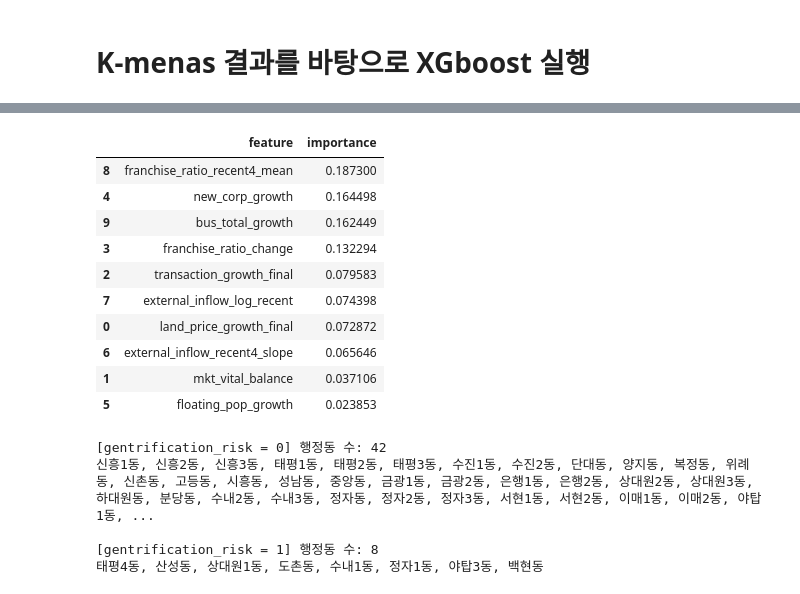
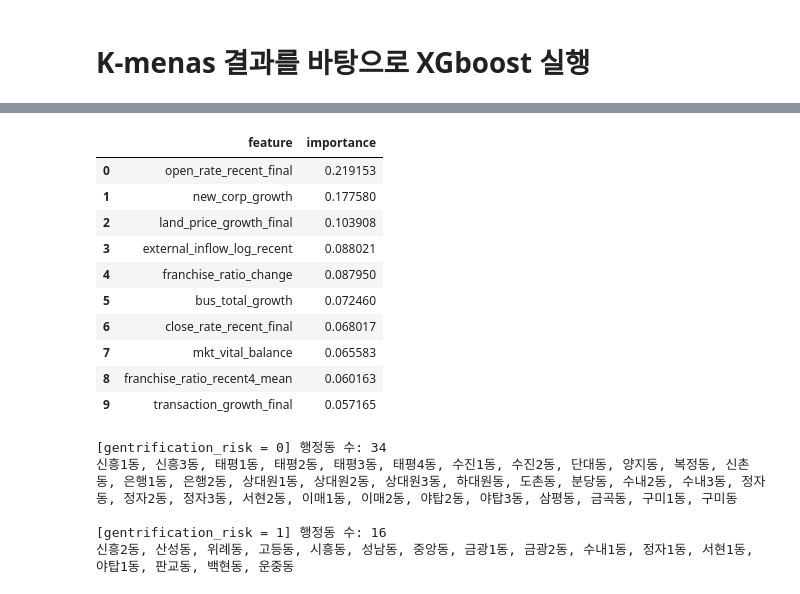
Before and after one commit to bulsajo1/final_project, a Jupyter notebook: Jiryun/xgboost.ipynb, the cells around one changed output, grey strips where cells are left out. Drawn from its saved outputs; the diff is of its cells as text; code cells hidden in the pictures.

```diff
--- a/Jiryun/xgboost.ipynb
+++ b/Jiryun/xgboost.ipynb
@@ -1095,20 +45,22 @@ Name: count, dtype: int64
 # %%
 feature_cols = [
     "land_price_growth_final",
+    "transaction_growth_final",
     "mkt_vital_balance",
-    "transaction_growth_final",
+    "franchise_ratio_recent4_mean",
     "franchise_ratio_change",
+    "bus_total_growth",
     "new_corp_growth",
-    "floating_pop_growth",
-    "external_inflow_recent4_slope",
     "external_inflow_log_recent",
-    "franchise_ratio_recent4_mean",
-    "bus_total_growth"
+    "close_rate_recent_final",
+    "open_rate_recent_final",
 ]
+
+target_col = "gentrification_risk"
+
 X = df[feature_cols].copy()
 X = X.fillna(X.median())
-
-y = df["gentrification_risk"].copy()
+y = df[target_col].copy()
 
 print("X:", X.shape)
 print("y 분포:")
@@ -1141,22 +117,4 @@ import numpy as np
 # %%
-X_train, X_test, y_train, y_test = train_test_split(
-    X,
-    y,
-    test_size=0.3,
-    random_state=42,
-    stratify=y
-)
-
-scale_pos_weight = (y_train == 0).sum() / (y_train == 1).sum()
-
-print("train y 분포:")
-display(y_train.value_counts())
-
-print("test y 분포:")
-display(y_test.value_counts())
-
-print("scale_pos_weight:", scale_pos_weight)
-
 xgb_model = XGBClassifier(
     n_estimators=100,
     max_depth=3,
@@ -1166,7 +124,7 @@ xgb_model = XGBClassifier(
     objective="binary:logistic",
     eval_metric="logloss",
     random_state=42,
-    scale_pos_weight=scale_pos_weight
+    scale_pos_weight=scale_pos_weight,
 )
 
 xgb_model.fit(X_train, y_train)
@@ -1178,8 +136,8 @@ print("Accuracy:", accuracy_score(y_test, y_pred))
 display(pd.DataFrame(
     confusion_matrix(y_test, y_pred),
     index=["실제 0", "실제 1"],
-    columns=["예측 0", "예측 1"]
+    columns=["예측 0", "예측 1"],
 ))
 
-print(classification_report(y_test, y_pred))
+print(classification_report(y_test, y_pred, zero_division=0))
 # %% [output]
@@ -1209,31 +189,30 @@ weighted avg       0.74      0.80      0.77        15
 # %%
 importance_df = pd.DataFrame({
     "feature": feature_cols,
-    "importance": xgb_model.feature_importances_
-}).sort_values("importance", ascending=False)
+    "importance": xgb_model.feature_importances_,
+}).sort_values("importance", ascending=False).reset_index(drop=True)
 
 display(importance_df)
 # %% [output]
 |  | feature | importance |
-| 8 | franchise_ratio_recent4_mean | 0.187300 |
-| 4 | new_corp_growth | 0.164498 |
-| 9 | bus_total_growth | 0.162449 |
-| 3 | franchise_ratio_change | 0.132294 |
-| 2 | transaction_growth_final | 0.079583 |
-| 7 | external_inflow_log_recent | 0.074398 |
-| 0 | land_price_growth_final | 0.072872 |
-| 6 | external_inflow_recent4_slope | 0.065646 |
-| 1 | mkt_vital_balance | 0.037106 |
-| 5 | floating_pop_growth | 0.023853 |
+| 0 | open_rate_recent_final | 0.219153 |
+| 1 | new_corp_growth | 0.177580 |
+| 2 | land_price_growth_final | 0.103908 |
+| 3 | external_inflow_log_recent | 0.088021 |
+| 4 | franchise_ratio_change | 0.087950 |
+| 5 | bus_total_growth | 0.072460 |
+| 6 | close_rate_recent_final | 0.068017 |
+| 7 | mkt_vital_balance | 0.065583 |
+| 8 | franchise_ratio_recent4_mean | 0.060163 |
+| 9 | transaction_growth_final | 0.057165 |
 # %%
-# 위험군/일반군 행정동 목록 확인
-for risk in sorted(df["gentrification_risk"].unique()):
-    temp = df[df["gentrification_risk"] == risk]
+for risk in sorted(df[target_col].unique()):
+    temp = df[df[target_col] == risk]
     print(f"\n[gentrification_risk = {risk}] 행정동 수: {len(temp)}")
     print(", ".join(temp["adm_dong_nm"].tolist()))
 # %% [output]
-[gentrification_risk = 0] 행정동 수: 42
-신흥1동, 신흥2동, 신흥3동, 태평1동, 태평2동, 태평3동, 수진1동, 수진2동, 단대동, 양지동, 복정동, 위례동, 신촌동, 고등동, 시흥동, 성남동, 중앙동, 금광1동, 금광2동, 은행1동, 은행2동, 상대원2동, 상대원3동, 하대원동, 분당동, 수내2동, 수내3동, 정자동, 정자2동, 정자3동, 서현1동, 서현2동, 이매1동, 이매2동, 야탑1동, ...
+[gentrification_risk = 0] 행정동 수: 34
+신흥1동, 신흥3동, 태평1동, 태평2동, 태평3동, 태평4동, 수진1동, 수진2동, 단대동, 양지동, 복정동, 신촌동, 은행1동, 은행2동, 상대원1동, 상대원2동, 상대원3동, 하대원동, 도촌동, 분당동, 수내2동, 수내3동, 정자동, 정자2동, 정자3동, 서현2동, 이매1동, 이매2동, 야탑2동, 야탑3동, 삼평동, 금곡동, 구미1동, 구미동
 
-[gentrification_risk = 1] 행정동 수: 8
-태평4동, 산성동, 상대원1동, 도촌동, 수내1동, 정자1동, 야탑3동, 백현동
+[gentrification_risk = 1] 행정동 수: 16
+신흥2동, 산성동, 위례동, 고등동, 시흥동, 성남동, 중앙동, 금광1동, 금광2동, 수내1동, 정자1동, 서현1동, 야탑1동, 판교동, 백현동, 운중동
```
Also changed, not shown: parts of 90 cells of this notebook, 2 other files.
